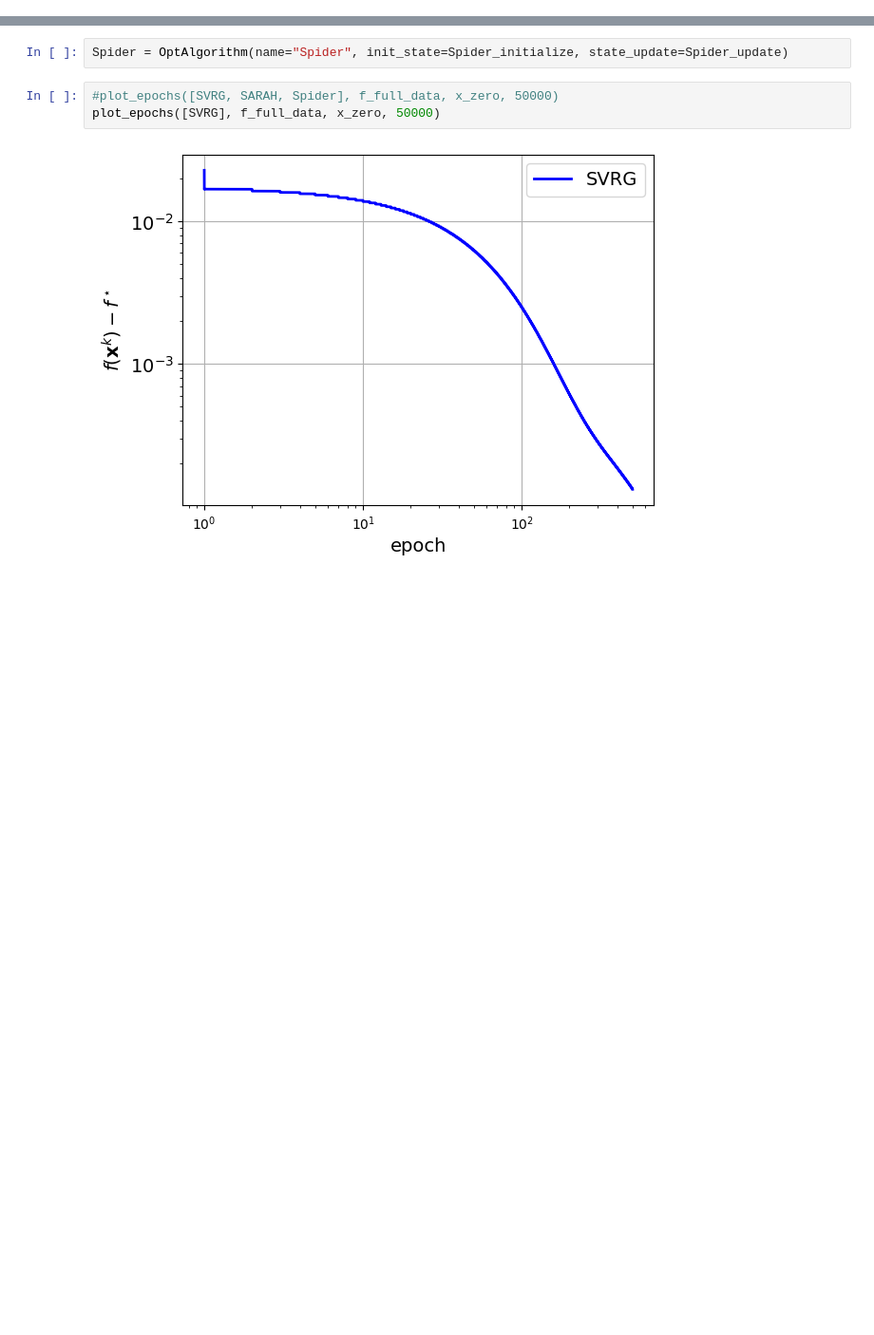
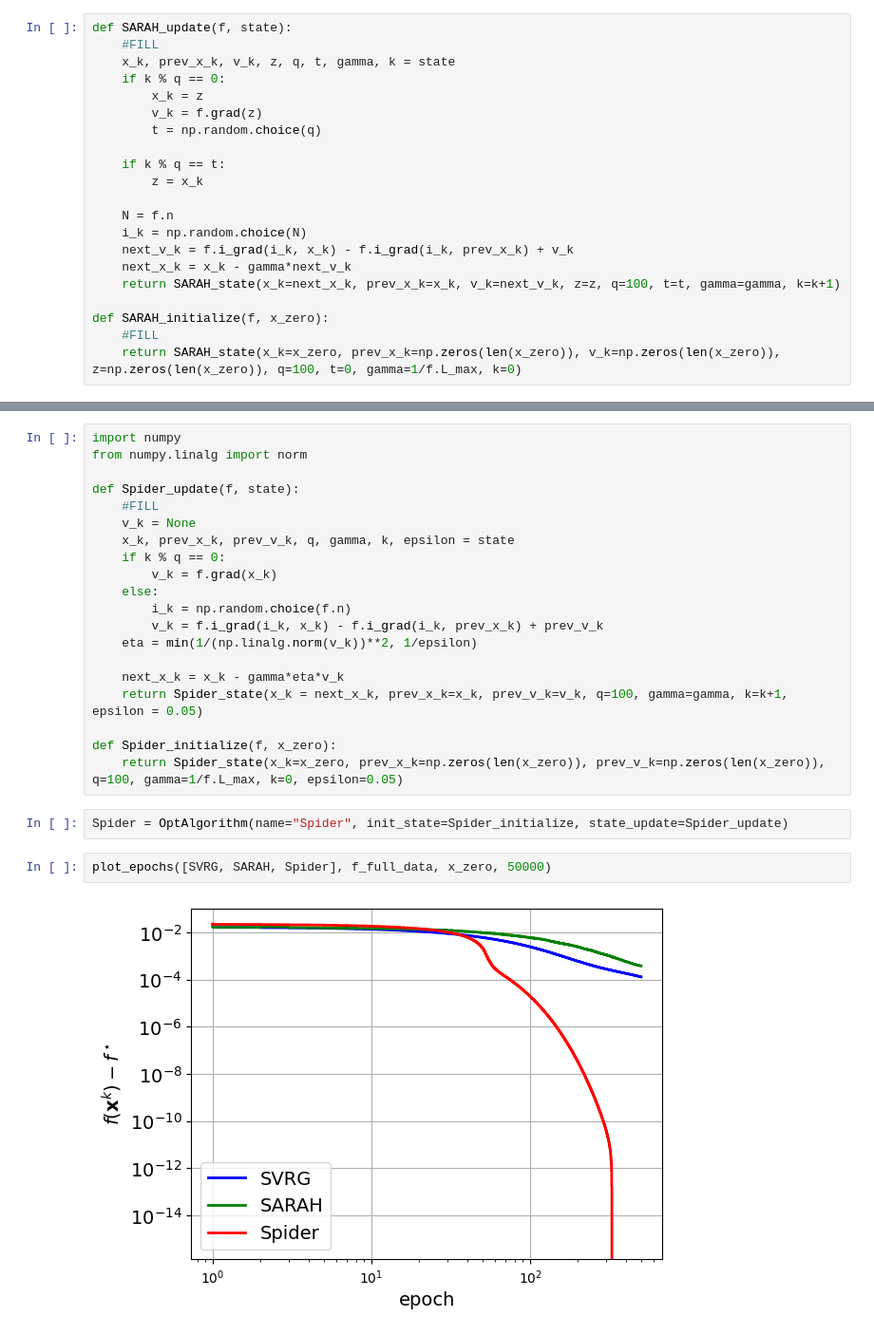
Before and after one commit to MatyaAydin/MoD_HW, a Jupyter notebook: Homework1/Part 3 - Stochastic gradient methods.ipynb, the cells around one changed output, grey strips where cells are left out. Shown at 95% size. Cells and saved outputs as stored; diff of their text form; blank space fills up the shorter version.

```diff
--- a/Homework1/Part 3 - Stochastic gradient methods.ipynb
+++ b/Homework1/Part 3 - Stochastic gradient methods.ipynb
@@ -225,3 +228,24 @@ def SARAH_initialize(f, x_zero):
+# %%
+def SARAH_update(f, state):
+    #FILL
+    x_k, prev_x_k, v_k, z, q, t, gamma, k = state
+    if k % q == 0:
+        x_k = z
+        v_k = f.grad(z)
+        t = np.random.choice(q)
+
+    if k % q == t:
+        z = x_k
+
+    N = f.n
+    i_k = np.random.choice(N)
+    next_v_k = f.i_grad(i_k, x_k) - f.i_grad(i_k, prev_x_k) + v_k
+    next_x_k = x_k - gamma*next_v_k
+    return SARAH_state(x_k=next_x_k, prev_x_k=x_k, v_k=next_v_k, z=z, q=100, t=t, gamma=gamma, k=k+1)
+
+def SARAH_initialize(f, x_zero):
+    #FILL
+    return SARAH_state(x_k=x_zero, prev_x_k=np.zeros(len(x_zero)), v_k=np.zeros(len(x_zero)), z=np.zeros(len(x_zero)), q=100, t=0, gamma=1/f.L_max, k=0)
 # %%
 SARAH = OptAlgorithm(name="SARAH", init_state=SARAH_initialize, state_update=SARAH_update)
 # %% [markdown]
@@ -263,7 +278,26 @@ def Spider_initialize(f, x_zero):
+# %%
+import numpy
+from numpy.linalg import norm
+
+def Spider_update(f, state):
+    #FILL
+    v_k = None
+    x_k, prev_x_k, prev_v_k, q, gamma, k, epsilon = state
+    if k % q == 0:
+        v_k = f.grad(x_k)
+    else:
+        i_k = np.random.choice(f.n)
+        v_k = f.i_grad(i_k, x_k) - f.i_grad(i_k, prev_x_k) + prev_v_k
+    eta = min(1/(np.linalg.norm(v_k))**2, 1/epsilon)
+
+    next_x_k = x_k - gamma*eta*v_k
+    return Spider_state(x_k = next_x_k, prev_x_k=x_k, prev_v_k=v_k, q=100, gamma=gamma, k=k+1, epsilon = 0.05)
+
+def Spider_initialize(f, x_zero):
+    return Spider_state(x_k=x_zero, prev_x_k=np.zeros(len(x_zero)), prev_v_k=np.zeros(len(x_zero)), q=100, gamma=1/f.L_max, k=0, epsilon=0.05)
 # %%
 Spider = OptAlgorithm(name="Spider", init_state=Spider_initialize, state_update=Spider_update)
 # %%
-#plot_epochs([SVRG, SARAH, Spider], f_full_data, x_zero, 50000)
-plot_epochs([SVRG], f_full_data, x_zero, 50000)
+plot_epochs([SVRG, SARAH, Spider], f_full_data, x_zero, 50000)
 # %% [output]
-[figure, old version]
+[figure, new version]
```
Also changed, not shown: parts of 3 cells of this notebook, 4 other files.
